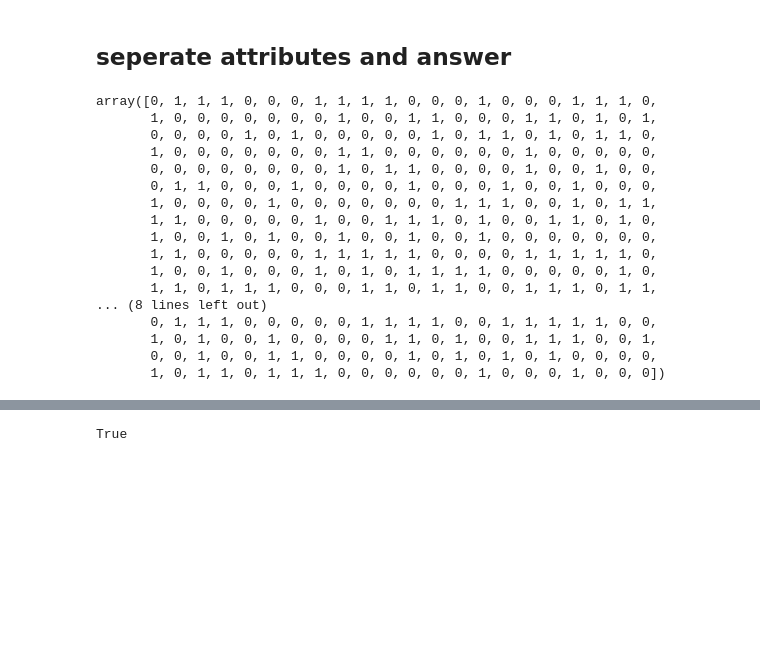
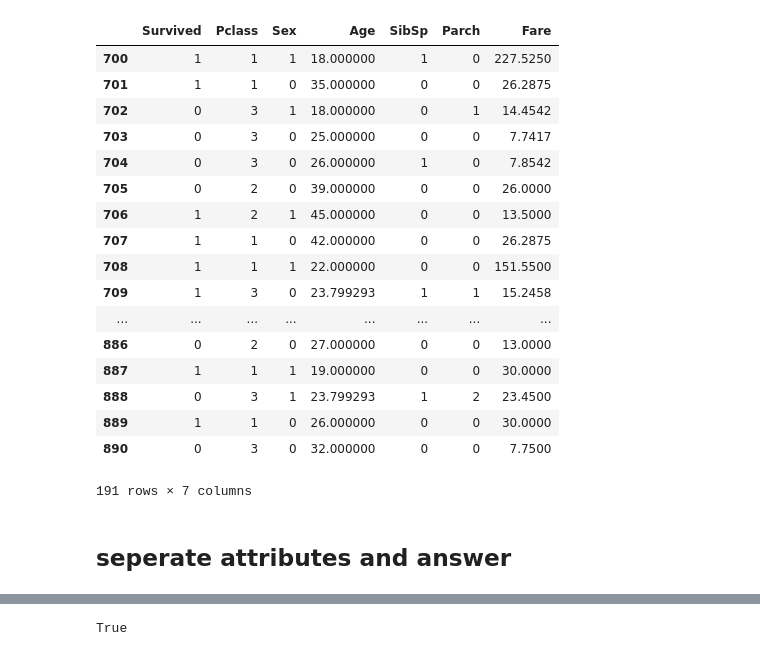
Before and after one commit to kevin110604/FDA-practice-Decision-Tree, a Jupyter notebook: decision_tree_sklearn.ipynb, the cells around one changed output, grey strips where cells are left out. Cells and saved outputs as stored; diff of their text form; code cells hidden in the pictures; blank space fills up the shorter version.

```diff
--- a/decision_tree_sklearn.ipynb
+++ b/decision_tree_sklearn.ipynb
@@ -21,26 +125,24 @@ df.head()
+# %%
+df_test = df[700:]
+df_test
+# %% [output]
+|  | Survived | Pclass | Sex | Age | SibSp | Parch | Fare |
+| 700 | 1 | 1 | 1 | 18.000000 | 1 | 0 | 227.5250 |
+| 701 | 1 | 1 | 0 | 35.000000 | 0 | 0 | 26.2875 |
+| 702 | 0 | 3 | 1 | 18.000000 | 0 | 1 | 14.4542 |
+| 703 | 0 | 3 | 0 | 25.000000 | 0 | 0 | 7.7417 |
+| 704 | 0 | 3 | 0 | 26.000000 | 1 | 0 | 7.8542 |
+| 705 | 0 | 2 | 0 | 39.000000 | 0 | 0 | 26.0000 |
+| 706 | 1 | 2 | 1 | 45.000000 | 0 | 0 | 13.5000 |
+| 707 | 1 | 1 | 0 | 42.000000 | 0 | 0 | 26.2875 |
+| 708 | 1 | 1 | 1 | 22.000000 | 0 | 0 | 151.5500 |
+| 709 | 1 | 3 | 0 | 23.799293 | 1 | 1 | 15.2458 |
+| ... | ... | ... | ... | ... | ... | ... | ... |
+| 886 | 0 | 2 | 0 | 27.000000 | 0 | 0 | 13.0000 |
+| 887 | 1 | 1 | 1 | 19.000000 | 0 | 0 | 30.0000 |
+| 888 | 0 | 3 | 1 | 23.799293 | 1 | 2 | 23.4500 |
+| 889 | 1 | 1 | 0 | 26.000000 | 0 | 0 | 30.0000 |
+| 890 | 0 | 3 | 0 | 32.000000 | 0 | 0 | 7.7500 |
+191 rows × 7 columns
 # %% [markdown]
 ## seperate attributes and answer
-# %%
-res = df['result'].values
-df = df.drop('result', 1)
-y = res
-
-y
-# %% [output]
-array([0, 1, 1, 1, 0, 0, 0, 1, 1, 1, 1, 0, 0, 0, 1, 0, 0, 0, 1, 1, 1, 0,
-       1, 0, 0, 0, 0, 0, 0, 0, 1, 0, 0, 1, 1, 0, 0, 0, 1, 1, 0, 1, 0, 1,
-       0, 0, 0, 0, 1, 0, 1, 0, 0, 0, 0, 0, 1, 0, 1, 1, 0, 1, 0, 1, 1, 0,
-       1, 0, 0, 0, 0, 0, 0, 0, 1, 1, 0, 0, 0, 0, 0, 0, 1, 0, 0, 0, 0, 0,
-       0, 0, 0, 0, 0, 0, 0, 0, 1, 0, 1, 1, 0, 0, 0, 0, 1, 0, 0, 1, 0, 0,
-       0, 1, 1, 0, 0, 0, 1, 0, 0, 0, 0, 1, 0, 0, 0, 1, 0, 0, 1, 0, 0, 0,
-       1, 0, 0, 0, 0, 1, 0, 0, 0, 0, 0, 0, 0, 1, 1, 1, 0, 0, 1, 0, 1, 1,
-       1, 1, 0, 0, 0, 0, 0, 1, 0, 0, 1, 1, 1, 0, 1, 0, 0, 1, 1, 0, 1, 0,
-       1, 0, 0, 1, 0, 1, 0, 0, 1, 0, 0, 1, 0, 0, 1, 0, 0, 0, 0, 0, 0, 0,
-       1, 1, 0, 0, 0, 0, 0, 1, 1, 1, 1, 1, 0, 0, 0, 0, 1, 1, 1, 1, 1, 0,
-       1, 0, 0, 1, 0, 0, 0, 1, 0, 1, 0, 1, 1, 1, 1, 0, 0, 0, 0, 0, 1, 0,
-       1, 1, 0, 1, 1, 1, 0, 0, 0, 1, 1, 0, 1, 1, 0, 0, 1, 1, 1, 0, 1, 1,
-... (8 lines left out)
-       0, 1, 1, 1, 0, 0, 0, 0, 0, 1, 1, 1, 1, 0, 0, 1, 1, 1, 1, 1, 0, 0,
-       1, 0, 1, 0, 0, 1, 0, 0, 0, 0, 1, 1, 0, 1, 0, 0, 1, 1, 1, 0, 0, 1,
-       0, 0, 1, 0, 0, 1, 1, 0, 0, 0, 0, 1, 0, 1, 0, 1, 0, 1, 0, 0, 0, 0,
-       1, 0, 1, 1, 0, 1, 1, 1, 0, 0, 0, 0, 0, 0, 1, 0, 0, 0, 1, 0, 0, 0])
```
Also changed, not shown: parts of 28 cells of this notebook.
